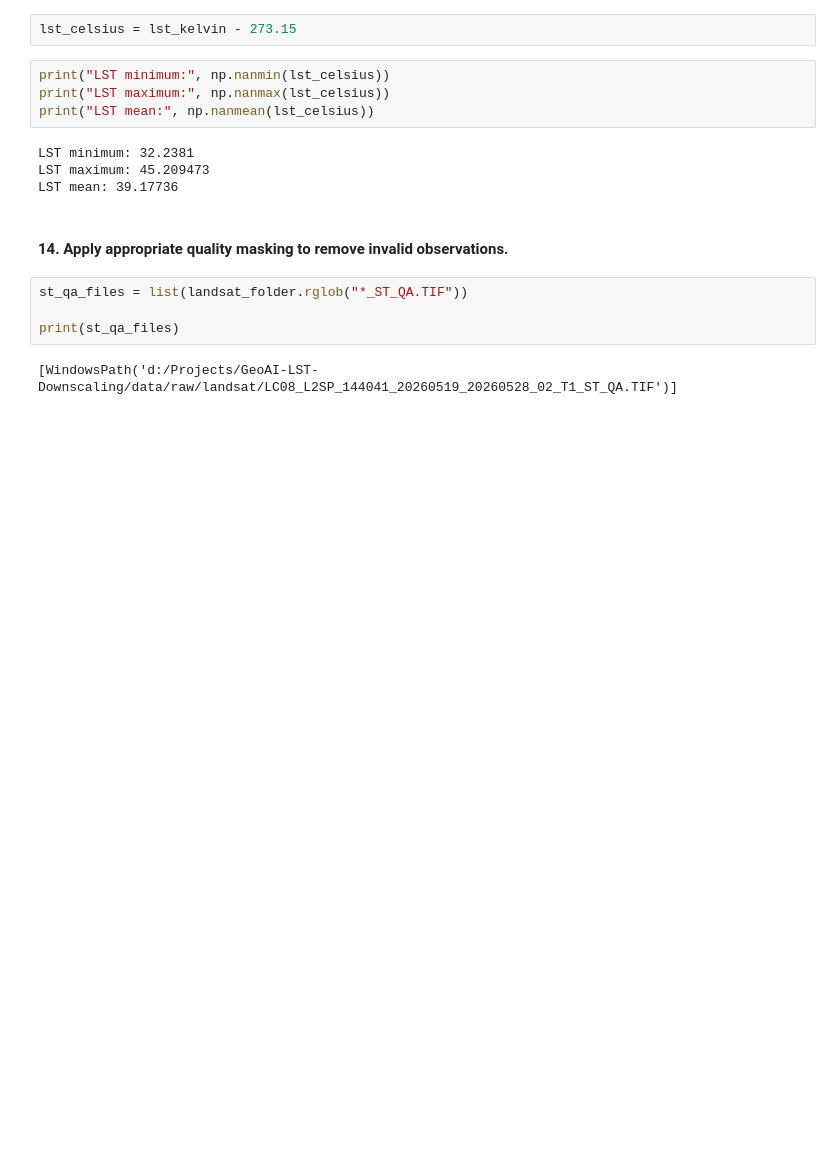
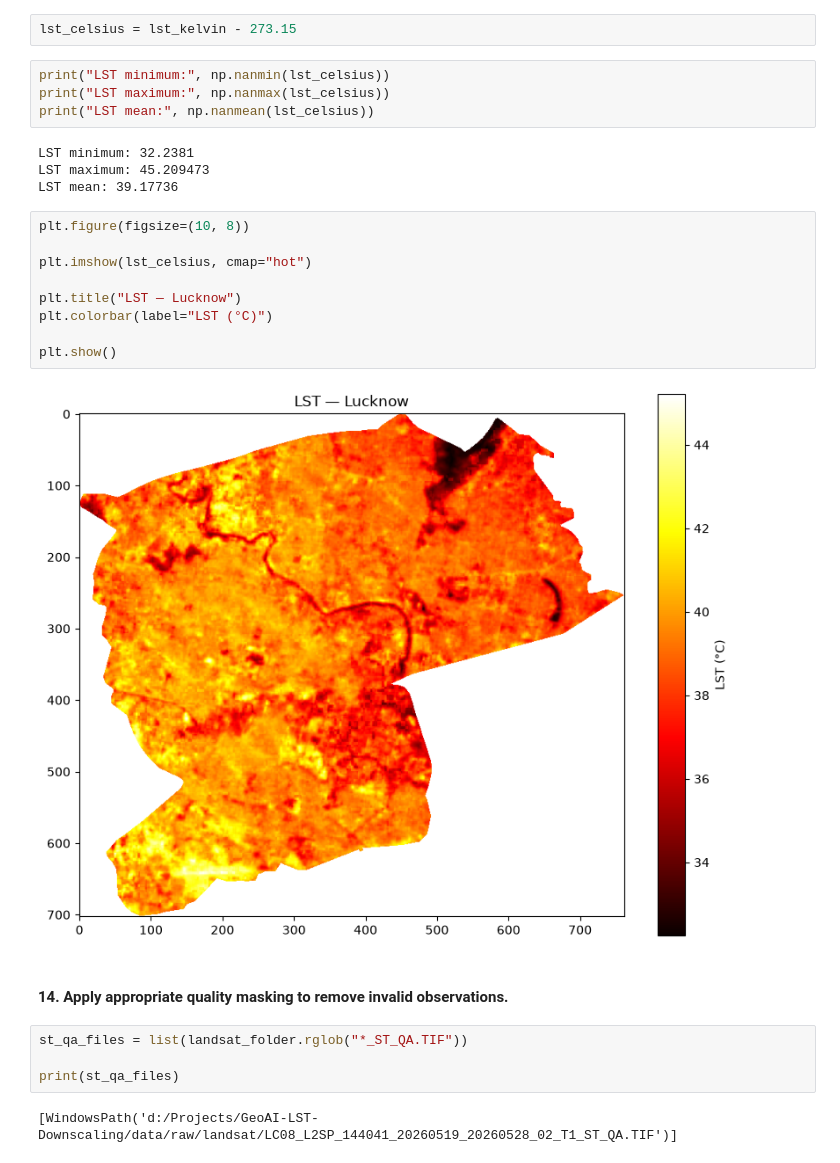
Before and after one commit to anshika1909singh-sys/GeoAI-LST-Downscaling, a Jupyter notebook: notebooks/01_LST_Retrieval.ipynb, the cells around one changed output. Saved outputs shown, nothing was run; the diff lists cells and outputs as text; blank space fills up the shorter version.

```diff
--- a/notebooks/01_LST_Retrieval.ipynb
+++ b/notebooks/01_LST_Retrieval.ipynb
@@ -713,6 +713,17 @@ print("LST mean:", np.nanmean(lst_celsius))
 LST minimum: 32.2381
 LST maximum: 45.209473
 LST mean: 39.17736
+# %%
+plt.figure(figsize=(10, 8))
+
+plt.imshow(lst_celsius, cmap="hot")
+
+plt.title("LST — Lucknow")
+plt.colorbar(label="LST (°C)")
+
+plt.show()
+# %% [output]
+[figure, added]
 # %% [markdown]
 #### 14. Apply appropriate quality masking to remove invalid observations.
 # %%
```
